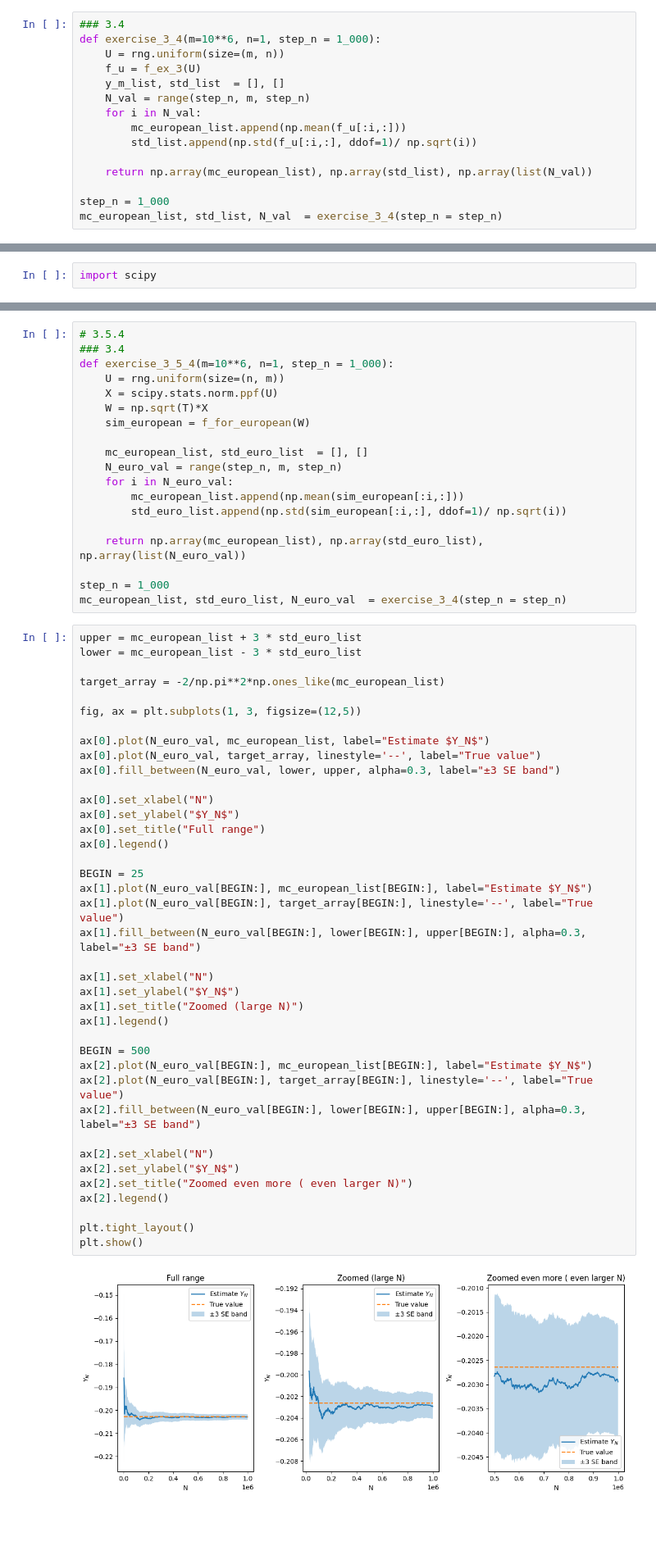
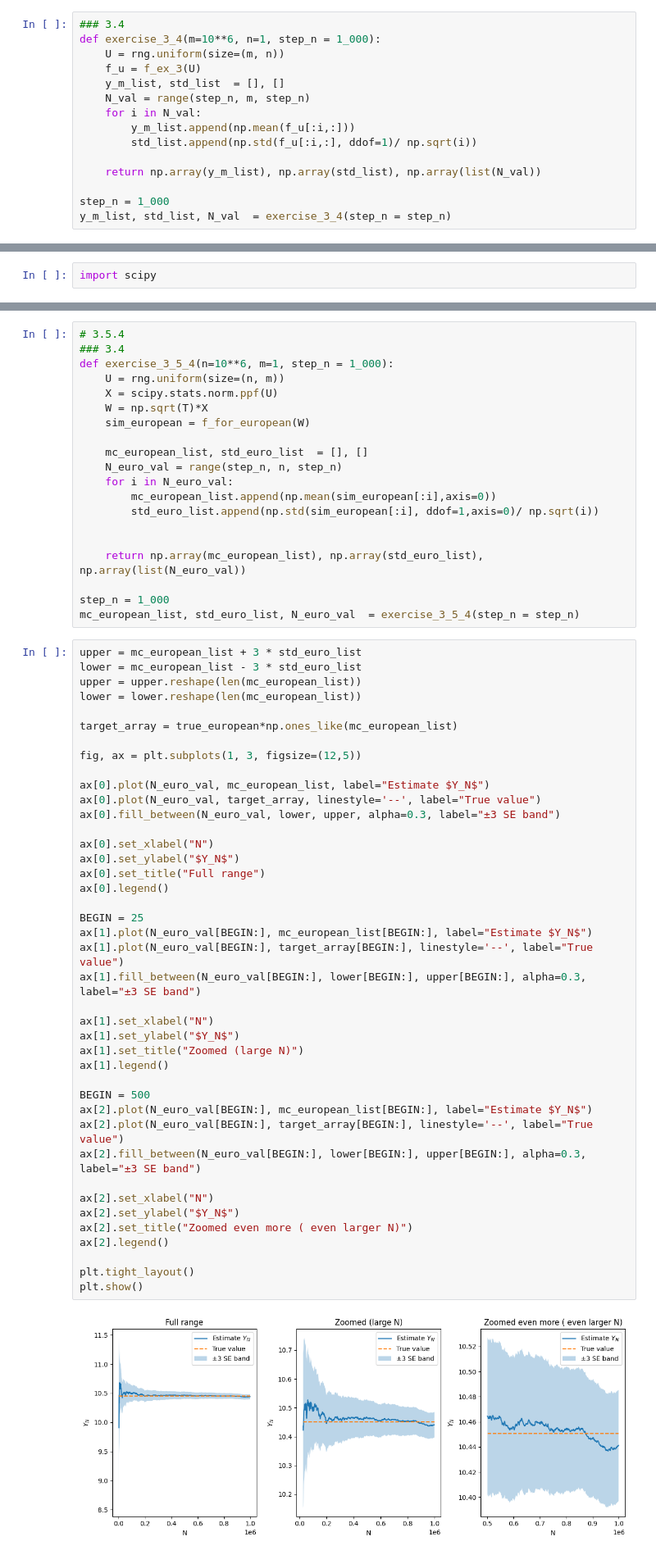
Before and after one commit to math869c/ST463_project, a Jupyter notebook: question_3.ipynb, the cells around one changed output, grey strips where cells are left out. Shown at 82% size. Drawn from its saved outputs; the diff is of its cells as text; blank space fills up the shorter version.

```diff
--- a/question_3.ipynb
+++ b/question_3.ipynb
@@ -216,12 +217,12 @@ def exercise_3_4(m=10**6, n=1, step_n = 1_000):
     y_m_list, std_list  = [], []
     N_val = range(step_n, m, step_n)
     for i in N_val:
-        mc_european_list.append(np.mean(f_u[:i,:]))
+        y_m_list.append(np.mean(f_u[:i,:]))
         std_list.append(np.std(f_u[:i,:], ddof=1)/ np.sqrt(i))
 
-    return np.array(mc_european_list), np.array(std_list), np.array(list(N_val))
+    return np.array(y_m_list), np.array(std_list), np.array(list(N_val))
 
 step_n = 1_000
-mc_european_list, std_list, N_val  = exercise_3_4(step_n = step_n)
+y_m_list, std_list, N_val  = exercise_3_4(step_n = step_n)
 # %%
 upper = y_m_list + 3 * std_list
@@ -403,27 +404,30 @@ plt.show()
 # %%
 # 3.5.4
 ### 3.4
-def exercise_3_5_4(m=10**6, n=1, step_n = 1_000):
+def exercise_3_5_4(n=10**6, m=1, step_n = 1_000):
     U = rng.uniform(size=(n, m))
     X = scipy.stats.norm.ppf(U)
     W = np.sqrt(T)*X
     sim_european = f_for_european(W)
 
     mc_european_list, std_euro_list  = [], []
-    N_euro_val = range(step_n, m, step_n)
+    N_euro_val = range(step_n, n, step_n)
     for i in N_euro_val:
-        mc_european_list.append(np.mean(sim_european[:i,:]))
-        std_euro_list.append(np.std(sim_european[:i,:], ddof=1)/ np.sqrt(i))
+        mc_european_list.append(np.mean(sim_european[:i],axis=0))
+        std_euro_list.append(np.std(sim_european[:i], ddof=1,axis=0)/ np.sqrt(i))
+
 
     return np.array(mc_european_list), np.array(std_euro_list), np.array(list(N_euro_val))
 
 step_n = 1_000
-mc_european_list, std_euro_list, N_euro_val  = exercise_3_4(step_n = step_n)
+mc_european_list, std_euro_list, N_euro_val  = exercise_3_5_4(step_n = step_n)
 # %%
 upper = mc_european_list + 3 * std_euro_list
 lower = mc_european_list - 3 * std_euro_list
+upper = upper.reshape(len(mc_european_list))
+lower = lower.reshape(len(mc_european_list))
 
-target_array = -2/np.pi**2*np.ones_like(mc_european_list)
+target_array = true_european*np.ones_like(mc_european_list)
 
 fig, ax = plt.subplots(1, 3, figsize=(12,5))
 
@@ -432,31 +436,31 @@ ax[0].plot(N_euro_val, target_array, linestyle='--', label="True value")
 ax[0].fill_between(N_euro_val, lower, upper, alpha=0.3, label="±3 SE band")
 
 ax[0].set_xlabel("N")
 ax[0].set_ylabel("$Y_N$")
 ax[0].set_title("Full range")
 ax[0].legend()
 
 BEGIN = 25
 ax[1].plot(N_euro_val[BEGIN:], mc_european_list[BEGIN:], label="Estimate $Y_N$")
 ax[1].plot(N_euro_val[BEGIN:], target_array[BEGIN:], linestyle='--', label="True value")
 ax[1].fill_between(N_euro_val[BEGIN:], lower[BEGIN:], upper[BEGIN:], alpha=0.3, label="±3 SE band")
 
 ax[1].set_xlabel("N")
 ax[1].set_ylabel("$Y_N$")
 ax[1].set_title("Zoomed (large N)")
 ax[1].legend()
 
 BEGIN = 500
 ax[2].plot(N_euro_val[BEGIN:], mc_european_list[BEGIN:], label="Estimate $Y_N$")
 ax[2].plot(N_euro_val[BEGIN:], target_array[BEGIN:], linestyle='--', label="True value")
 ax[2].fill_between(N_euro_val[BEGIN:], lower[BEGIN:], upper[BEGIN:], alpha=0.3, label="±3 SE band")
 
 ax[2].set_xlabel("N")
 ax[2].set_ylabel("$Y_N$")
 ax[2].set_title("Zoomed even more ( even larger N)")
 ax[2].legend()
 
 plt.tight_layout()
 plt.show()
 # %% [output]
-[figure, old version]
+[figure, new version]
```
Also changed, not shown: parts of 4 cells of this notebook.
